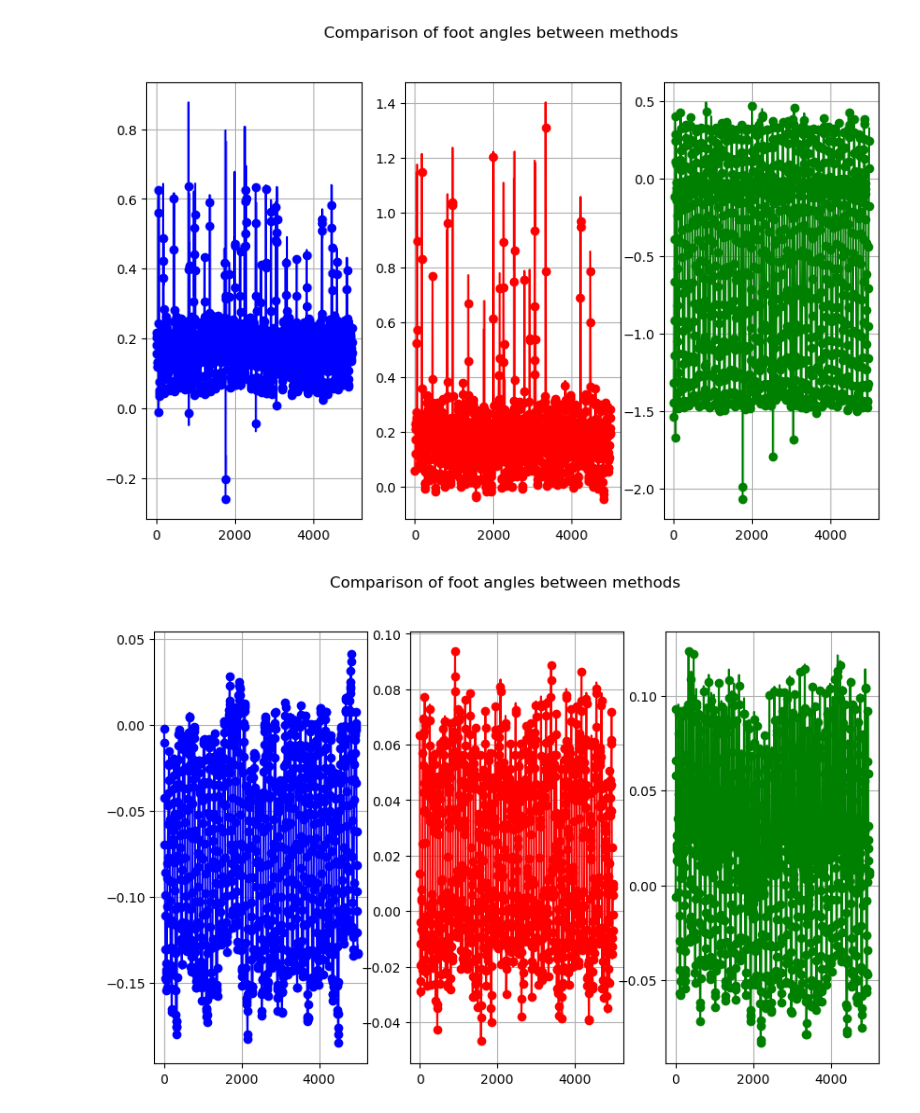
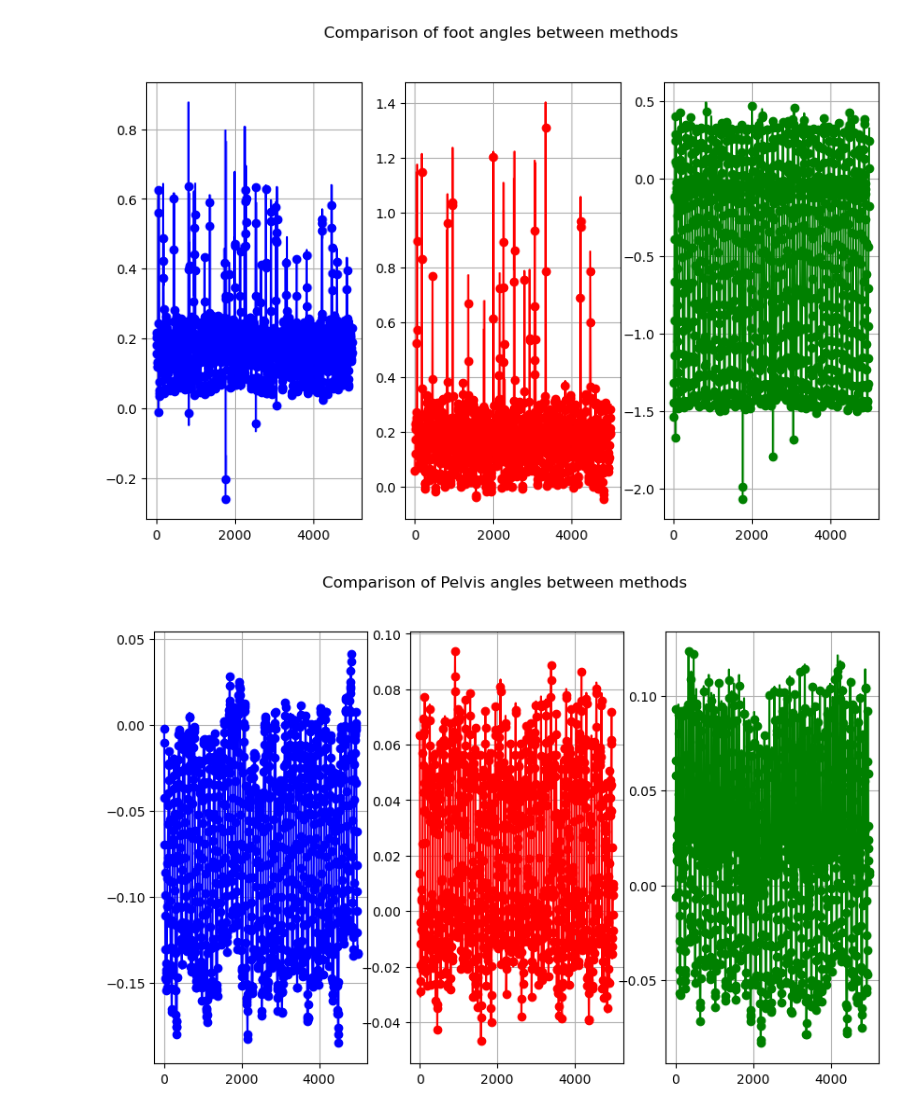
Before and after one commit to regifukuchi/BMC-RIC-running-biomechanics, a Jupyter notebook: notebooks/RIC_RBDS_debugg_join_ang.ipynb, the cells around one changed output. Cells and saved outputs as stored; diff of their text form; code cells hidden in the pictures.

```diff
--- a/notebooks/RIC_RBDS_debugg_join_ang.ipynb
+++ b/notebooks/RIC_RBDS_debugg_join_ang.ipynb
@@ -632,15 +816,7 @@ import sys
 sys.path.insert(1, r'../functions')
 from gait_kinematics import gait_kinematics
 # %%
-#R_R_ankle, R_R_knee, R_R_hip = gait_kinematics(joints, neutral, gait, data_RIC['hz_r'])
+angle_L_ankle, angle_R_ankle, angle_L_knee, angle_R_knee, angle_L_hip, angle_R_hip, angle_L_foot, angle_R_foot, angle_Pelvis = gait_kinematics(joints, neutral, gait, data_RIC['hz_r'])
-# %%
-angle_R_ankle = np.empty(shape=(R_R_ankle.shape[2],3)) * np.NaN
-angle_R_knee = np.empty(shape=(R_R_ankle.shape[2],3)) * np.NaN
-angle_R_hip = np.empty(shape=(R_R_ankle.shape[2],3)) * np.NaN
-for i in range(R_R_ankle.shape[2]):
-    angle_R_ankle[i,:] = cardanangles(R_R_ankle[:,:,i])
-    angle_R_knee[i,:] = cardanangles(R_R_knee[:,:,i])
-    angle_R_hip[i,:] = cardanangles(R_R_hip[:,:,i])
 # %% [markdown]
 ## Plot compare outputs
 # %%
@@ -666,20 +861,20 @@ plt.show()
 [figure]
 # %%
 # Import Pelvis angles calculated in Matlab
-fn_p_matlab = os.path.join(pathname, 'r_pelvis_angle.txt')
+fn_p_matlab = os.path.join(pathname, 'pelvis_angle_mat.txt')
 angp_matlab = np.loadtxt(fn_p_matlab) * (np.pi/180)
 # %%
 fig, axs = plt.subplots(1,3, figsize=(10,6))
-fig.suptitle('Comparison of foot angles between methods')
+fig.suptitle('Comparison of Pelvis angles between methods')
 axs[0].plot(angle_Pelvis[:,0], 'b', label='Python')
 axs[0].plot(tn[0::5],angp_matlab[0::5,0], 'bo', label='Matlab')
 axs[0].grid('on')
 axs[1].plot(angle_Pelvis[:,1], 'r', label='Python')
 axs[1].plot(tn[0::5],angp_matlab[0::5,1], 'ro', label='Matlab')
 axs[1].grid('on')
 axs[2].plot(angle_Pelvis[:,2], 'g', label='Python')
 axs[2].plot(tn[0::5],angp_matlab[0::5,2], 'go', label='Matlab')
 axs[2].grid('on')
 plt.show()
 # %% [output]
-[figure, old version]
+[figure, new version]
```
Also changed, not shown: parts of 38 cells of this notebook, 17 other files.
